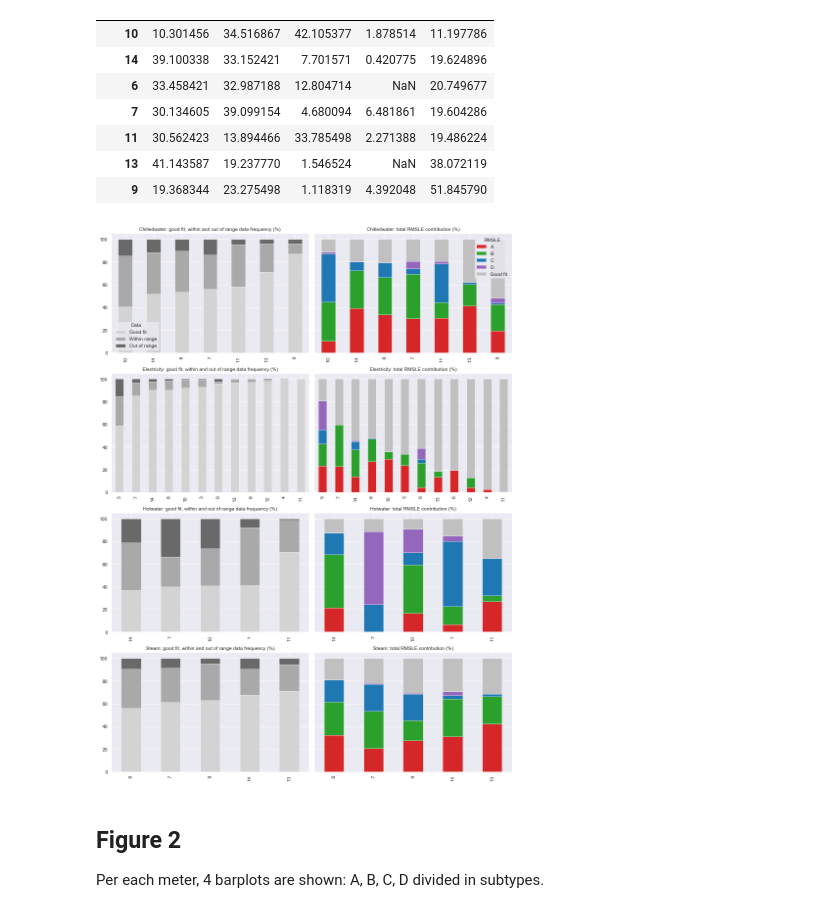
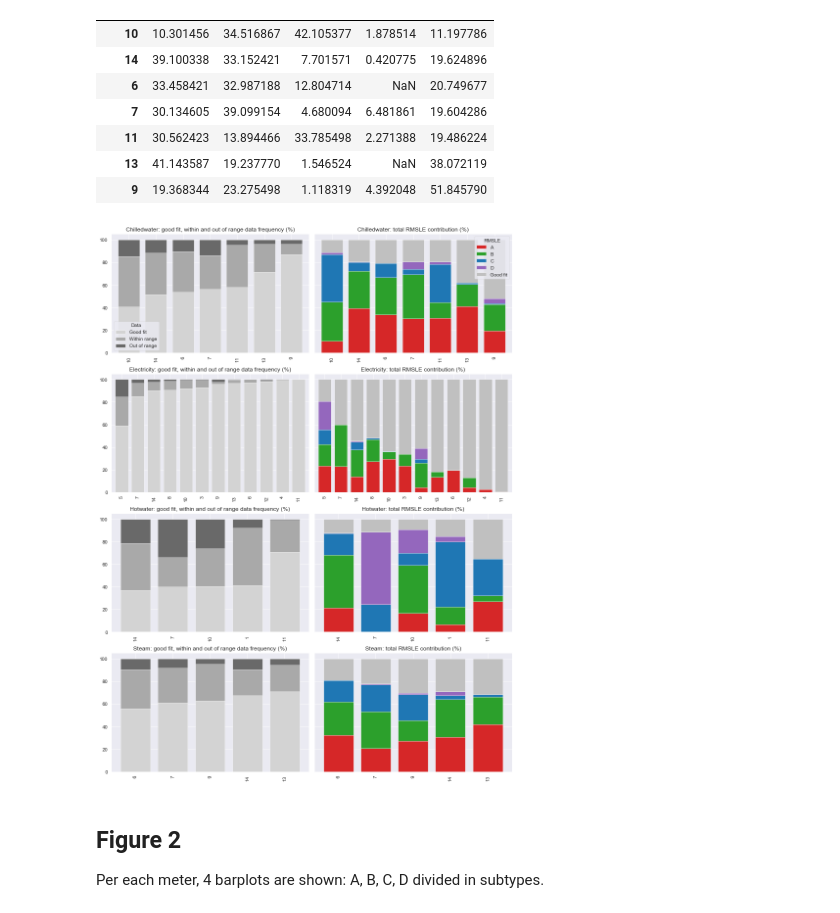
Before and after one commit to buds-lab/ashrae-great-energy-predictor-3-error-analysis, a Jupyter notebook: notebooks/11_plots-barplots.ipynb, the cells around one changed output. Drawn from its saved outputs; the diff is of its cells as text; code cells hidden in the pictures.

```diff
--- a/notebooks/11_plots-barplots.ipynb
+++ b/notebooks/11_plots-barplots.ipynb
@@ -360,46 +371,47 @@ meters = ["chilledwater","electricity","hotwater","steam"]
 pal1 =["lightgray","darkgray","dimgrey"]
 pal2 = [cmap[1],cmap[5],cmap[9],cmap[13],cmap[0]]
 
-fig, axes = plt.subplots(4, 2, sharex=False, sharey=True, figsize=(12,16))
+fig, axes = plt.subplots(4, 2, sharex=False, sharey=True, figsize=(12,16)) # original (12,16)
 axes = axes.flatten()
 
 i=0
 for meter,errors_range,rmsle in zip(meters, errors_range_list, rmsle_list):
 
     #convert to str to avoid blank spaces between bars with non-consecutive numbers
     errors_range.index = errors_range.index.astype("str")
     rmsle.index = rmsle.index.astype("str")
 
     # Plot range errors
     ax1 = axes[i]
-    plot1 = errors_range.plot(kind='bar', stacked=True, color=pal1, ax=ax1, width=0.5, legend=False)
-    ax1.set_title(f"{meter.capitalize()}: good fit, within and out of range data frequency (%)", fontsize=10)
+    plot1 = errors_range.plot(kind='bar', stacked=True, color=pal1, ax=ax1, width=0.8, legend=False)
+    ax1.set_title(f"{meter.capitalize()}: good fit, within and out of range data frequency (%)", fontsize=12)
     ax1.set_xlabel("")
     ax1.set_ylabel("")
-
+    #change_width(ax1, 0.8)
 
     # Plot RMSLE
     ax3 = axes[i+1]
-    plot3 = rmsle.plot(kind='bar', stacked=True, color=pal2, ax=ax3, width=0.5, legend=False)
-    ax3.set_title(f"{meter.capitalize()}: total RMSLE contribution (%)", fontsize=10)
+    plot3 = rmsle.plot(kind='bar', stacked=True, color=pal2, ax=ax3, width=0.8, legend=False)
+    ax3.set_title(f"{meter.capitalize()}: total RMSLE contribution (%)", fontsize=12)
     ax3.set_xlabel("")
+    #change_width(ax3, 0.8)
 
     if i == 0:
         handles1, labels1 = ax1.get_legend_handles_labels()
         ax1.legend(handles1, ["Good fit","Within range","Out of range"], title="Data", loc ='lower left')
 
         handles3,labels3 = ax3.get_legend_handles_labels()
         labels = ["A","B","C","D","Good fit"]
         ax3.legend(handles3,labels,title='RMSLE', loc="upper right")
 
     i = i+2
 
     plt.tight_layout()
 
-fig.savefig(path_fig + "barplot_stacked_cb.pdf", dpi=150, bbox_inches="tight")
-fig.savefig(path_fig + "barplot_stacked_cb.png", dpi=150, bbox_inches="tight")
+#fig.savefig(path_fig + "barplot_stacked_cb_v2.pdf", dpi=150, bbox_inches="tight")
+#fig.savefig(path_fig + "barplot_stacked_cb_v2.png", dpi=150, bbox_inches="tight")
 # %% [output]
-[figure, old version]
+[figure, new version]
 # %% [markdown]
 ## Figure 2
 Per each meter, 4 barplots are shown: A, B, C, D divided in subtypes.
```
Also changed, not shown: parts of 15 cells of this notebook, 3 other files.
